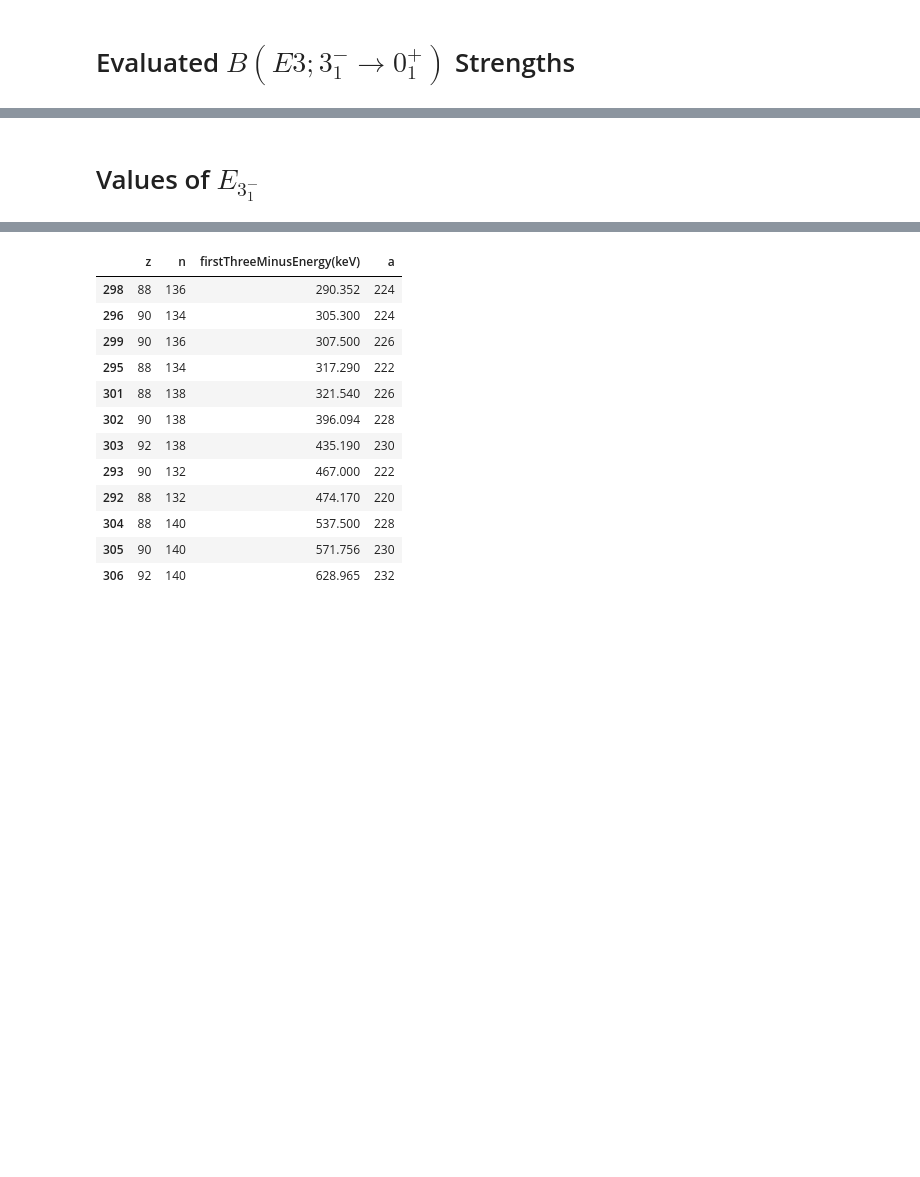
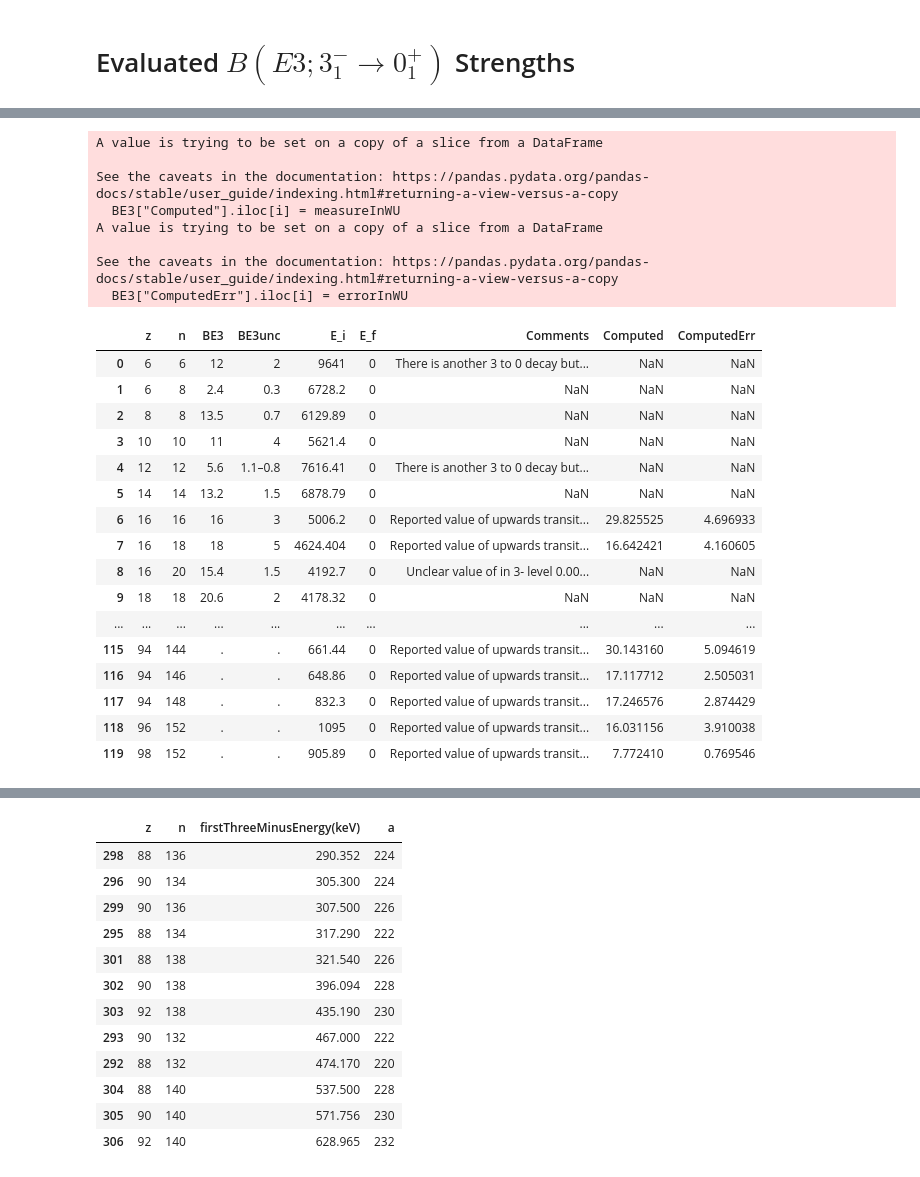
Before and after one commit to arestrepogiraldo2200/Octupole_deformation, a Jupyter notebook: r3Y3_operator/Updated_E3_&_B(E3)/First_3_minus_and_BE3.ipynb, the cells around one changed output, grey strips where cells are left out. Drawn from its saved outputs; the diff is of its cells as text; code cells hidden in the pictures; blank space fills up the shorter version.

```diff
--- a/r3Y3_operator/Updated_E3_&_B(E3)/First_3_minus_and_BE3.ipynb
+++ b/r3Y3_operator/Updated_E3_&_B(E3)/First_3_minus_and_BE3.ipynb
@@ -3,6 +3,7 @@ import numpy as np
 import pandas as pd
 import matplotlib.pyplot as plt
 from mpl_toolkits import mplot3d
+pd.set_option('display.max_rows', None)
 # %% [markdown]
 # Evaluated $B(E3; 3_{1}^-\rightarrow 0_{1}^+)$ Strengths
 # %%
@@ -48,8 +13,4 @@ for file in FILES:
 # %%
-for i in range(61):
-    page = reader.pages[i]
-    text = page.extract_text()
-    if "B(E3)" in text:
-        print("================================================================================")
-        print("================================================================================")
-        print(text)
+# From evaluated ENSDF
+BE3 = pd.read_csv("BE3_EvenEven.csv")
+BE3
@@ -56,2 +35,60 @@ for i in range(61):
-# %% [markdown]
-# Values of  $E_{3_1^-}$
+# %%
+s = "Reported value of upwards transition as "
+
+# Columns to store the computed values from inverse transition
+BE3["Computed"] = np.nan
+BE3["ComputedErr"] = np.nan
+
+for i in range(len(BE3)):
+    if s in str(BE3["Comments"].iloc[i]):
+
+        value = str(BE3["Comments"].iloc[i]).split("as ")[1].split("(")
+
+        # Extract measure of 0 -> 3
+        measurestr = value[0]
+        errorcorrec = len(measurestr.split(".")[1])
+
+        # Convert to numbers
+        measure = float(measurestr)
+        error = float(value[1][:-1])*10**(-1*errorcorrec) if len(value)==2 else 0
+
+        # Convert to 3->0 and convert to W.u.
+        measureInWU = measure*10**6/BEWU(3, float(BE3["z"].iloc[i])+float(BE3["n"].iloc[i]))/7
+        errorInWU = error*10**6/BEWU(3, float(BE3["z"].iloc[i])+float(BE3["n"].iloc[i]))/7
+
+        #print(value, "---", measure, "---", error, "---", measureInWU, "---", errorInWU)
+
+        # Append the values
+        BE3["Computed"].iloc[i] = measureInWU
+        BE3["ComputedErr"].iloc[i] = errorInWU
+
+# Drop two rows
+BE3 = BE3[(BE3["BE3"] != "<300") & (BE3["BE3"] != ">7.1")]
+BE3 = BE3[(BE3["n"] != ".") & (BE3["z"] != ".")]
+BE3
+# %% [output]
+A value is trying to be set on a copy of a slice from a DataFrame
+
+See the caveats in the documentation: https://pandas.pydata.org/pandas-docs/stable/user_guide/indexing.html#returning-a-view-versus-a-copy
+  BE3["Computed"].iloc[i] = measureInWU
+A value is trying to be set on a copy of a slice from a DataFrame
+
+See the caveats in the documentation: https://pandas.pydata.org/pandas-docs/stable/user_guide/indexing.html#returning-a-view-versus-a-copy
+  BE3["ComputedErr"].iloc[i] = errorInWU
+|  | z | n | BE3 | BE3unc | E_i | E_f | Comments | Computed | ComputedErr |
+| 0 | 6 | 6 | 12 | 2 | 9641 | 0 | There is another 3 to 0 decay but... | NaN | NaN |
+| 1 | 6 | 8 | 2.4 | 0.3 | 6728.2 | 0 | NaN | NaN | NaN |
+| 2 | 8 | 8 | 13.5 | 0.7 | 6129.89 | 0 | NaN | NaN | NaN |
+| 3 | 10 | 10 | 11 | 4 | 5621.4 | 0 | NaN | NaN | NaN |
+| 4 | 12 | 12 | 5.6 | 1.1–0.8 | 7616.41 | 0 | There is another 3 to 0 decay but... | NaN | NaN |
+| 5 | 14 | 14 | 13.2 | 1.5 | 6878.79 | 0 | NaN | NaN | NaN |
+| 6 | 16 | 16 | 16 | 3 | 5006.2 | 0 | Reported value of upwards transit... | 29.825525 | 4.696933 |
+| 7 | 16 | 18 | 18 | 5 | 4624.404 | 0 | Reported value of upwards transit... | 16.642421 | 4.160605 |
+| 8 | 16 | 20 | 15.4 | 1.5 | 4192.7 | 0 | Unclear value of in 3- level 0.00... | NaN | NaN |
+| 9 | 18 | 18 | 20.6 | 2 | 4178.32 | 0 | NaN | NaN | NaN |
+| ... | ... | ... | ... | ... | ... | ... | ... | ... | ... |
+| 115 | 94 | 144 | . | . | 661.44 | 0 | Reported value of upwards transit... | 30.143160 | 5.094619 |
+| 116 | 94 | 146 | . | . | 648.86 | 0 | Reported value of upwards transit... | 17.117712 | 2.505031 |
+| 117 | 94 | 148 | . | . | 832.3 | 0 | Reported value of upwards transit... | 17.246576 | 2.874429 |
+| 118 | 96 | 152 | . | . | 1095 | 0 | Reported value of upwards transit... | 16.031156 | 3.910038 |
+| 119 | 98 | 152 | . | . | 905.89 | 0 | Reported value of upwards transit... | 7.772410 | 0.769546 |
```
Also changed, not shown: parts of 8 cells of this notebook, 6 other files.
